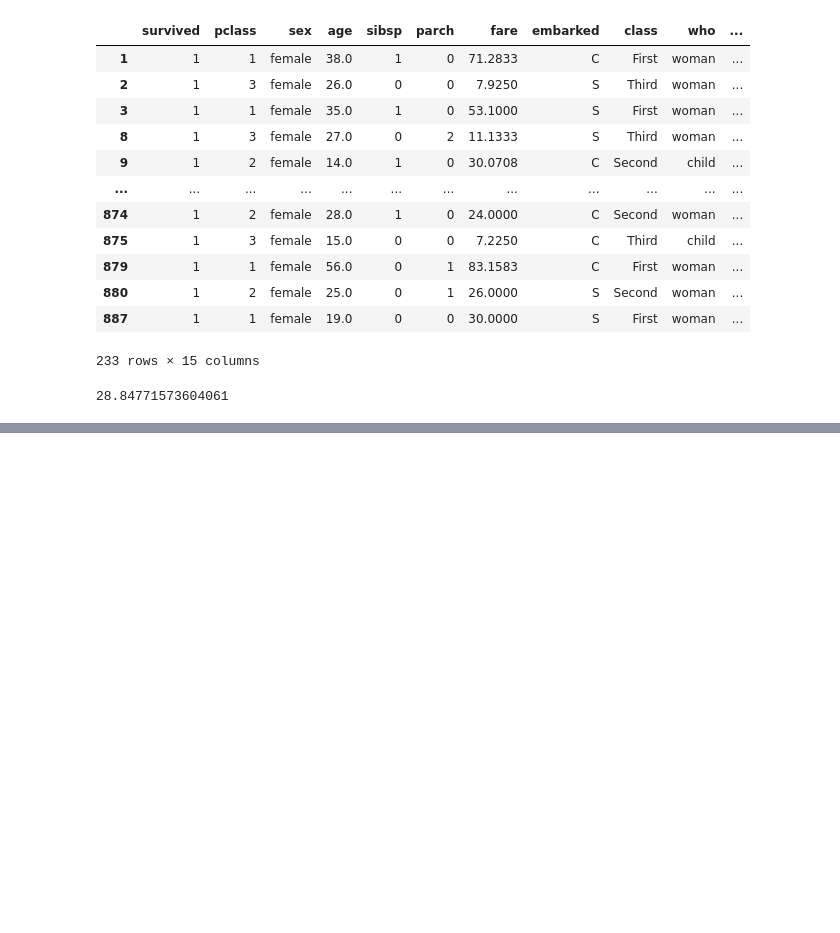
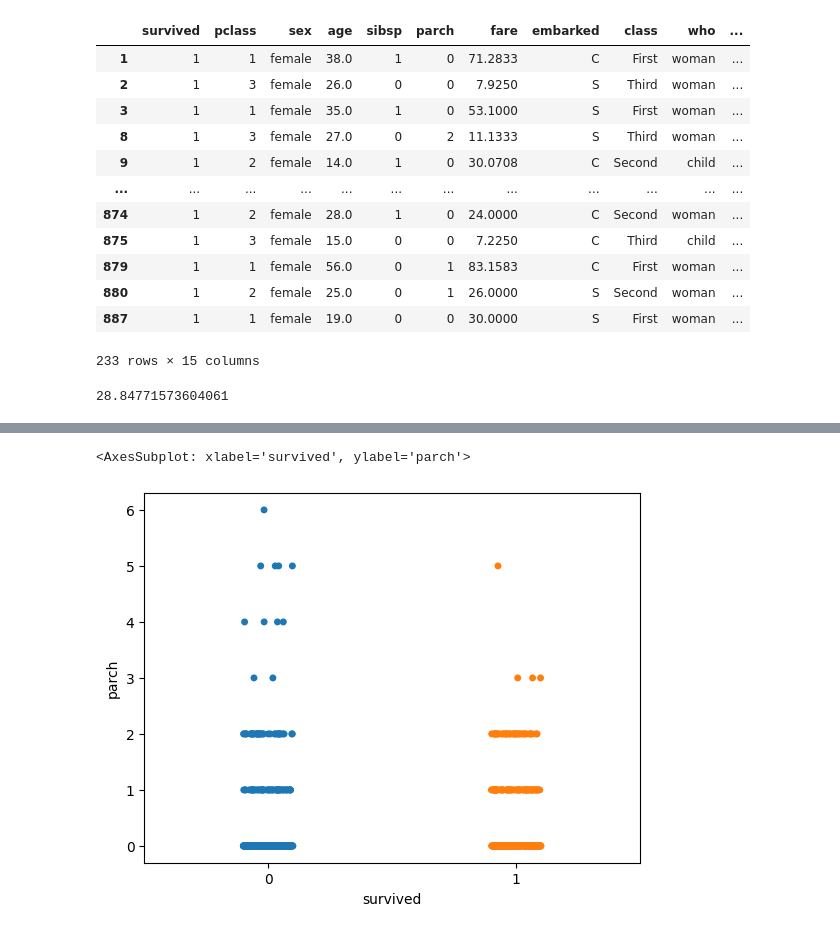
Before and after one commit to crypt0kitik/Introduction-to-Data-Analytics, a Jupyter notebook: Homework sets/SET 3/Titanic dataset - UNFINISHED.ipynb, the cells around one changed output, grey strips where cells are left out. Cells and saved outputs as stored; diff of their text form; code cells hidden in the pictures; blank space fills up the shorter version.

```diff
--- a/Homework sets/SET 3/Titanic dataset - UNFINISHED.ipynb
+++ b/Homework sets/SET 3/Titanic dataset - UNFINISHED.ipynb
@@ -119,0 +136,9 @@ Name: embark_town, dtype: int64
+# %%
+# I decided to check if there is any correlation
+# between amount of parents/children and survivals
+#sns.jointplot(x='survived', y='parch', data=df)
+
+sns.stripplot(x='survived', y='parch', data=df)
+# %% [output]
+<AxesSubplot: xlabel='survived', ylabel='parch'>
+[figure, added]
```
Also changed, not shown: parts of 11 cells of this notebook.
